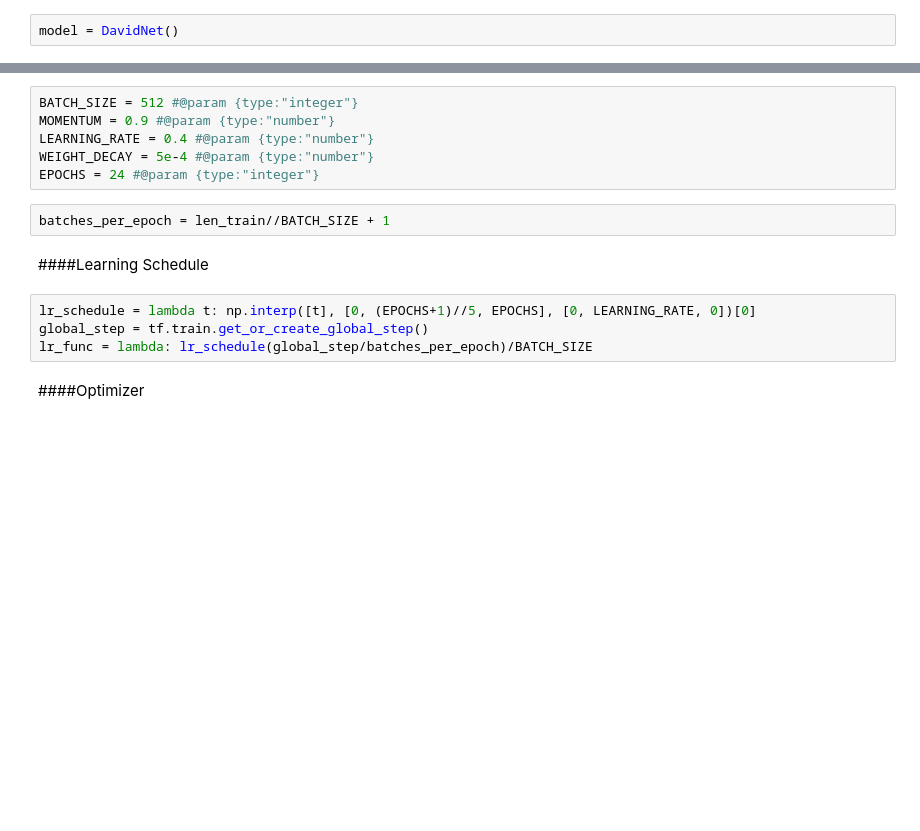
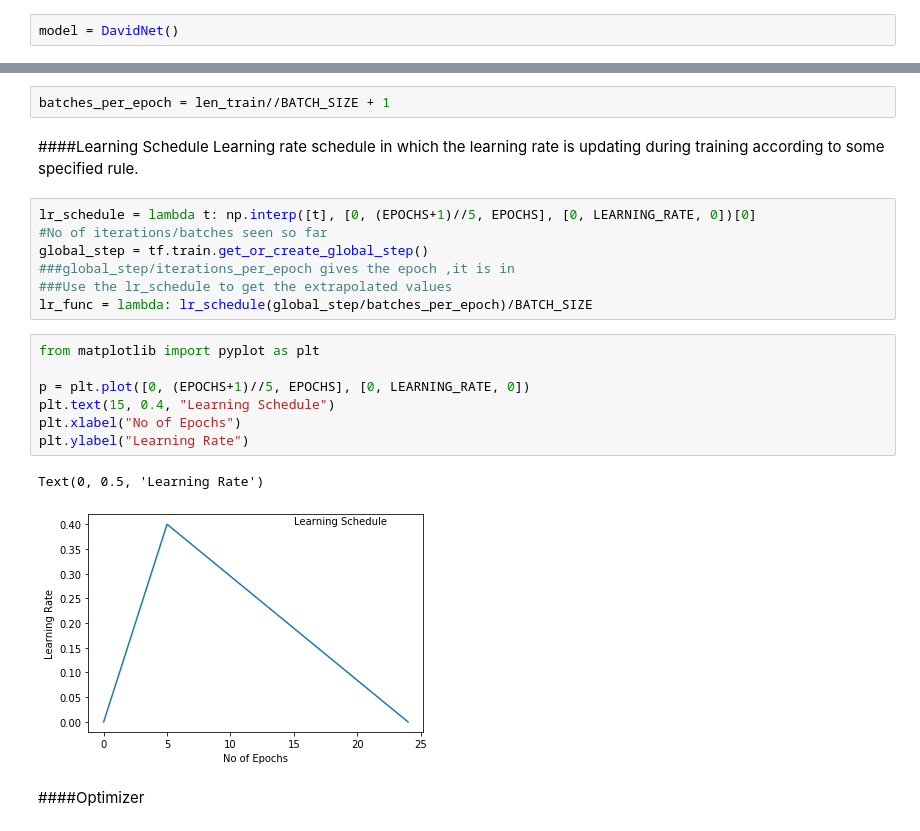
Before and after one commit to muksmuks/call_for_code, a Jupyter notebook: project_12/W12.ipynb, the cells around one changed output, grey strips where cells are left out. Saved outputs shown, nothing was run; the diff lists cells and outputs as text; blank space fills up the shorter version.

```diff
--- a/project_12/W12.ipynb
+++ b/project_12/W12.ipynb
@@ -107,17 +106,25 @@ model = DavidNet()
-# %%
-BATCH_SIZE = 512 #@param {type:"integer"}
-MOMENTUM = 0.9 #@param {type:"number"}
-LEARNING_RATE = 0.4 #@param {type:"number"}
-WEIGHT_DECAY = 5e-4 #@param {type:"number"}
-EPOCHS = 24 #@param {type:"integer"}
 # %%
 batches_per_epoch = len_train//BATCH_SIZE + 1
-# %% [markdown]
-####Learning Schedule
+# %% [markdown]
+####Learning Schedule
+Learning rate schedule in which the learning rate is updating during training according to some specified rule.
 # %%
 lr_schedule = lambda t: np.interp([t], [0, (EPOCHS+1)//5, EPOCHS], [0, LEARNING_RATE, 0])[0]
+#No of iterations/batches seen so far
 global_step = tf.train.get_or_create_global_step()
+###global_step/iterations_per_epoch gives the epoch ,it is in
+###Use the lr_schedule to get the extrapolated values
 lr_func = lambda: lr_schedule(global_step/batches_per_epoch)/BATCH_SIZE
+# %%
+from matplotlib import pyplot as plt
+
+p = plt.plot([0, (EPOCHS+1)//5, EPOCHS], [0, LEARNING_RATE, 0])
+plt.text(15, 0.4, "Learning Schedule")
+plt.xlabel("No of Epochs")
+plt.ylabel("Learning Rate")
+# %% [output]
+Text(0, 0.5, 'Learning Rate')
+[figure, added]
 # %% [markdown]
 ####Optimizer
 # %%
```
Also changed, not shown: parts of 9 cells of this notebook.
